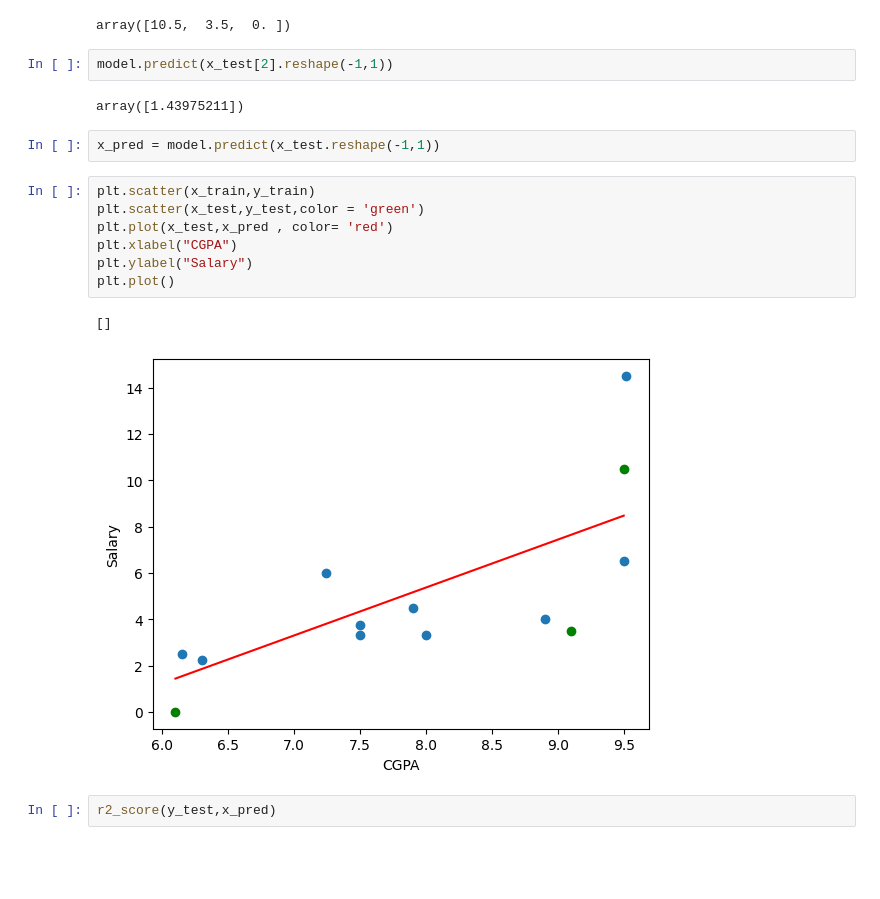
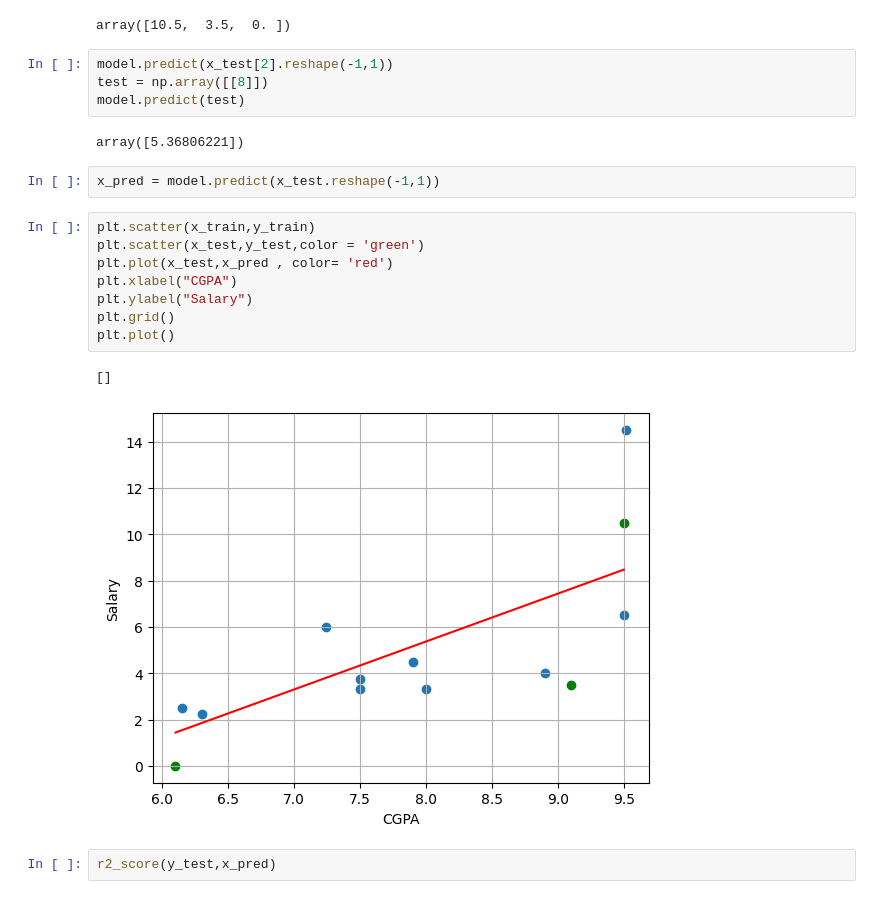
Before and after one commit to yashkarambe/Machine_learning, a Jupyter notebook: Linear_Regression/Ordinary _Least_Squares.ipynb, the cells around one changed output. Cells and saved outputs as stored; diff of their text form; blank space fills up the shorter version.

```diff
--- a/Linear_Regression/Ordinary _Least_Squares.ipynb
+++ b/Linear_Regression/Ordinary _Least_Squares.ipynb
@@ -47,20 +49,23 @@ y_test
 array([10.5,  3.5,  0. ])
 # %%
 model.predict(x_test[2].reshape(-1,1))
+test = np.array([[8]])
+model.predict(test)
 # %% [output]
-array([1.43975211])
+array([5.36806221])
 # %%
 x_pred = model.predict(x_test.reshape(-1,1))
 # %%
 plt.scatter(x_train,y_train)
 plt.scatter(x_test,y_test,color = 'green')
 plt.plot(x_test,x_pred , color= 'red')
 plt.xlabel("CGPA")
 plt.ylabel("Salary")
+plt.grid()
 plt.plot()
 # %% [output]
 []
-[figure, old version]
+[figure, new version]
 # %%
 r2_score(y_test,x_pred)
 # %% [output]
```
Also changed, not shown: parts of 1 cell of this notebook, 1 other file.
